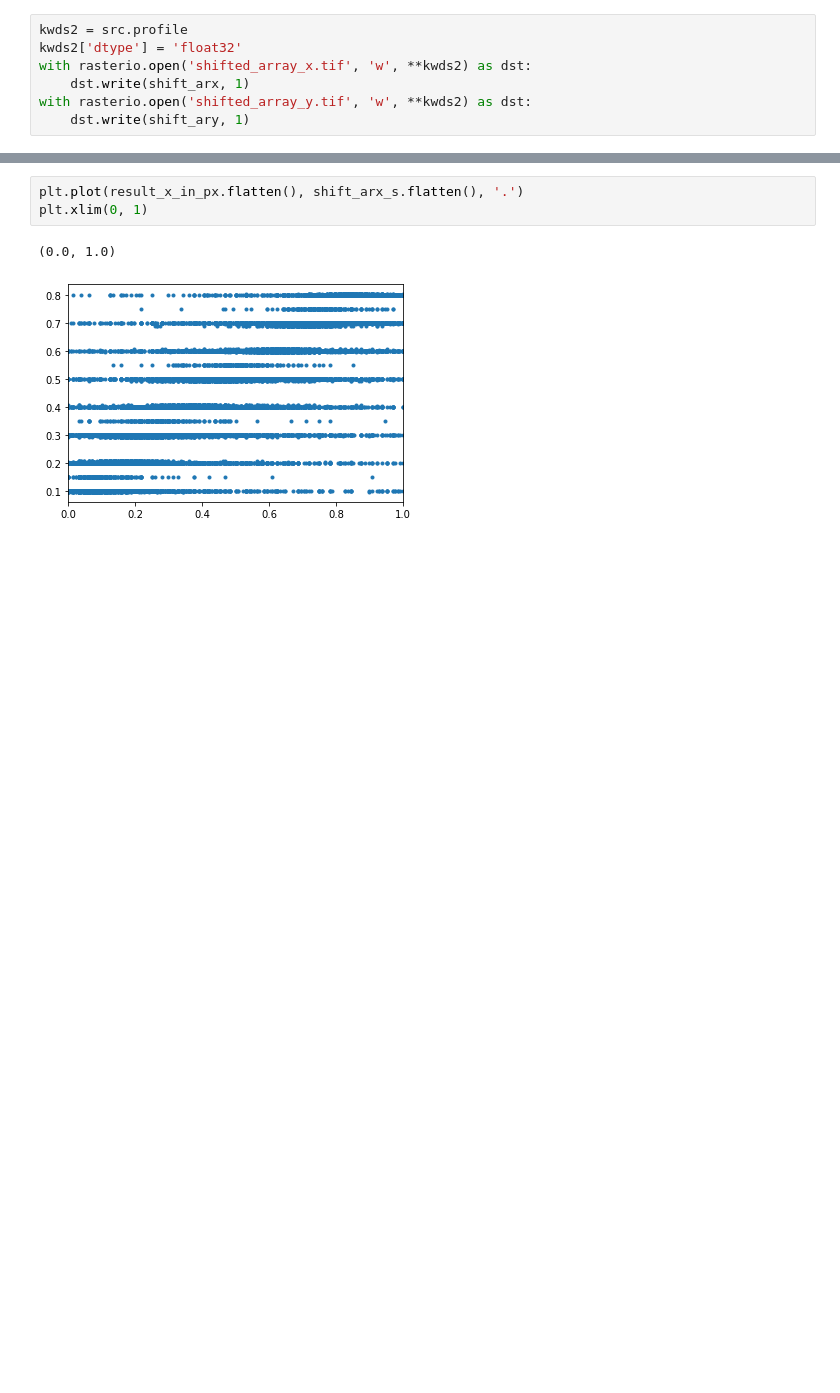
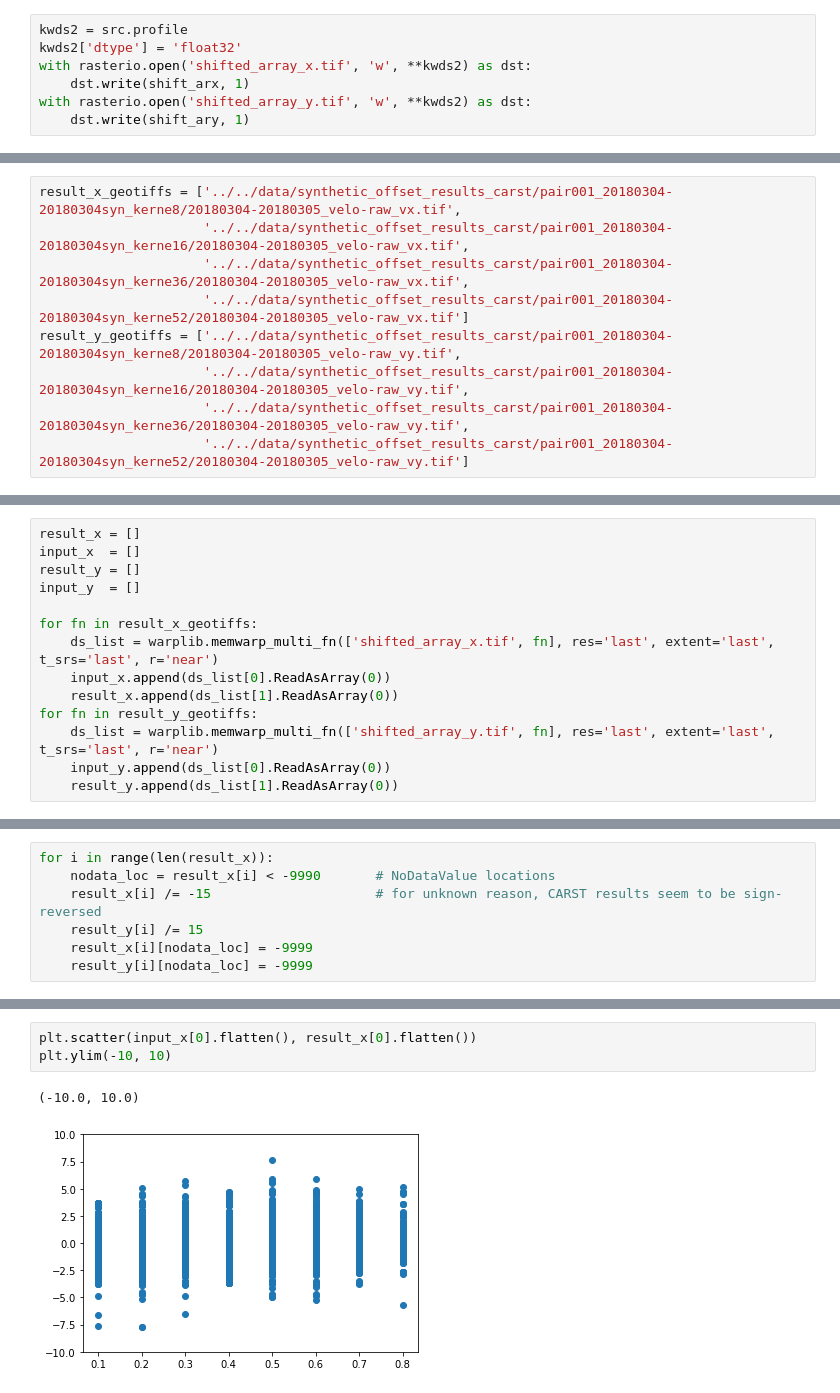
Before and after one commit to whyjz/GLAFT, a Jupyter notebook: notebooks/synthetic_displacement/metric_synthetic.ipynb, the cells around one changed output, grey strips where cells are left out. Cells and saved outputs as stored; diff of their text form; blank space fills up the shorter version.

Commit message:
Finish metric: synthetic shift field

```diff
--- a/notebooks/synthetic_displacement/metric_synthetic.ipynb
+++ b/notebooks/synthetic_displacement/metric_synthetic.ipynb
@@ -162,0 +108,9 @@ ax4[1].imshow(diff_y) #, vmin = -0.5, vmax = -0.1, cmap='inferno')
+# %%
+result_x_geotiffs = ['../../data/synthetic_offset_results_carst/pair001_20180304-20180304syn_kerne8/20180304-20180305_velo-raw_vx.tif',
+                     '../../data/synthetic_offset_results_carst/pair001_20180304-20180304syn_kerne16/20180304-20180305_velo-raw_vx.tif',
+                     '../../data/synthetic_offset_results_carst/pair001_20180304-20180304syn_kerne36/20180304-20180305_velo-raw_vx.tif',
+                     '../../data/synthetic_offset_results_carst/pair001_20180304-20180304syn_kerne52/20180304-20180305_velo-raw_vx.tif']
+result_y_geotiffs = ['../../data/synthetic_offset_results_carst/pair001_20180304-20180304syn_kerne8/20180304-20180305_velo-raw_vy.tif',
+                     '../../data/synthetic_offset_results_carst/pair001_20180304-20180304syn_kerne16/20180304-20180305_velo-raw_vy.tif',
+                     '../../data/synthetic_offset_results_carst/pair001_20180304-20180304syn_kerne36/20180304-20180305_velo-raw_vy.tif',
+                     '../../data/synthetic_offset_results_carst/pair001_20180304-20180304syn_kerne52/20180304-20180305_velo-raw_vy.tif']
@@ -162,0 +119,14 @@ ax4[1].imshow(diff_y) #, vmin = -0.5, vmax = -0.1, cmap='inferno')
+# %%
+result_x = []
+input_x  = []
+result_y = []
+input_y  = []
+
+for fn in result_x_geotiffs:
+    ds_list = warplib.memwarp_multi_fn(['shifted_array_x.tif', fn], res='last', extent='last', t_srs='last', r='near')
+    input_x.append(ds_list[0].ReadAsArray(0))
+    result_x.append(ds_list[1].ReadAsArray(0))
+for fn in result_y_geotiffs:
+    ds_list = warplib.memwarp_multi_fn(['shifted_array_y.tif', fn], res='last', extent='last', t_srs='last', r='near')
+    input_y.append(ds_list[0].ReadAsArray(0))
+    result_y.append(ds_list[1].ReadAsArray(0))
@@ -162,0 +153,7 @@ ax4[1].imshow(diff_y) #, vmin = -0.5, vmax = -0.1, cmap='inferno')
+# %%
+for i in range(len(result_x)):
+    nodata_loc = result_x[i] < -9990       # NoDataValue locations
+    result_x[i] /= -15                     # for unknown reason, CARST results seem to be sign-reversed
+    result_y[i] /= 15
+    result_x[i][nodata_loc] = -9999
+    result_y[i][nodata_loc] = -9999
@@ -163,7 +254,7 @@ ax4[1].imshow(diff_y) #, vmin = -0.5, vmax = -0.1, cmap='inferno')
 # %%
-plt.plot(result_x_in_px.flatten(), shift_arx_s.flatten(), '.')
-plt.xlim(0, 1)
+plt.scatter(input_x[0].flatten(), result_x[0].flatten())
+plt.ylim(-10, 10)
 # %% [output]
-(0.0, 1.0)
+(-10.0, 10.0)
-[figure, old version]
+[figure, new version]
 # %%
```
Also changed, not shown: parts of 26 cells of this notebook, 3 other files.
